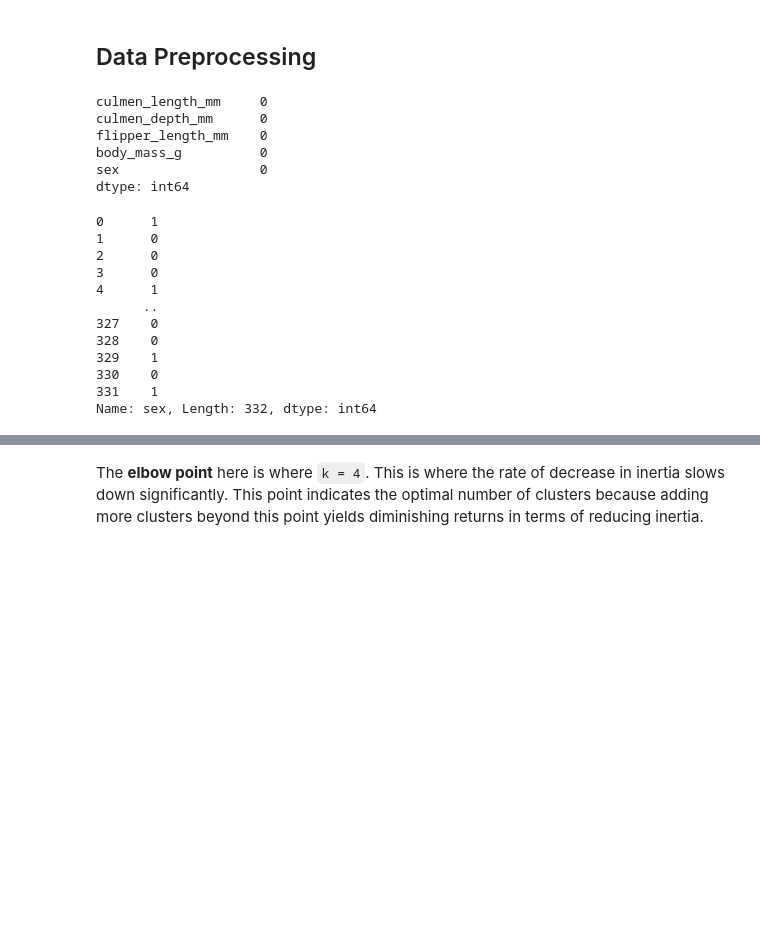
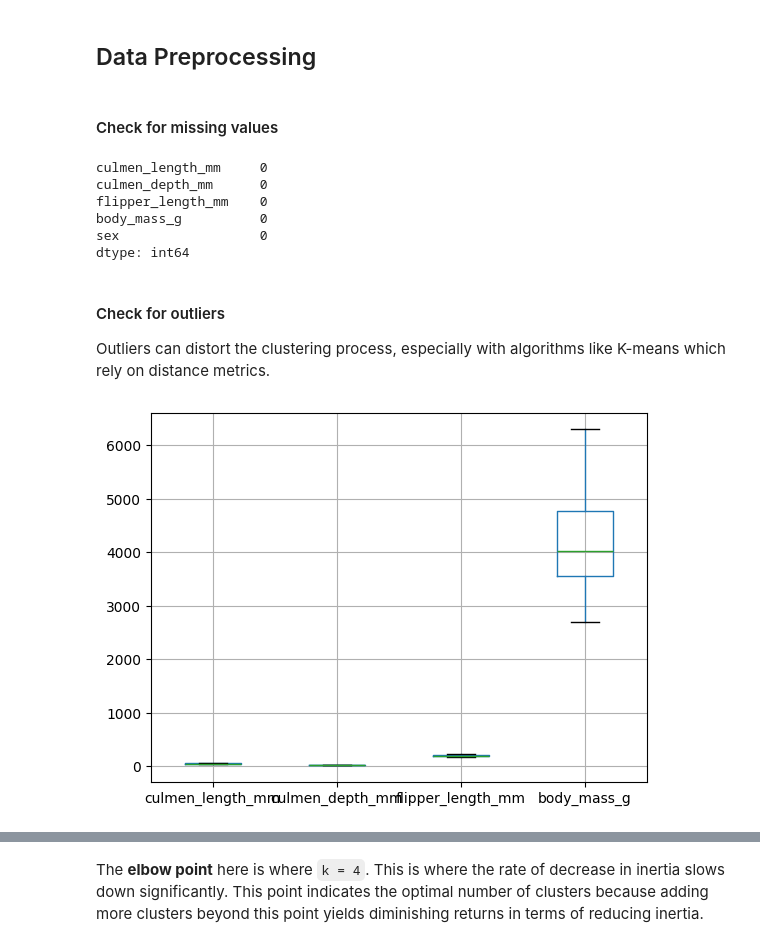
Before and after one commit to matchi-1/Clustering-Antarctic-Penguin-Species, a Jupyter notebook: notebooks/Clustering-Antartic-Penguins.ipynb, the cells around one changed output, grey strips where cells are left out. Saved outputs shown, nothing was run; the diff lists cells and outputs as text; code cells hidden in the pictures; blank space fills up the shorter version.

```diff
--- a/notebooks/Clustering-Antartic-Penguins.ipynb
+++ b/notebooks/Clustering-Antartic-Penguins.ipynb
@@ -61,30 +80,21 @@ penguins_df.describe()
 # %% [markdown]
 ## Data Preprocessing
-# %%
-# Check for missing values
-penguins_df.isna().sum()
-# %% [output]
-culmen_length_mm     0
-culmen_depth_mm      0
-flipper_length_mm    0
-body_mass_g          0
-sex                  0
-dtype: int64
-# %%
-# Encode labels for 'sex' column
-encoder = LabelEncoder()
-penguins_df['sex'] = encoder.fit_transform(penguins_df['sex'])
-penguins_df['sex']
-# %% [output]
-0      1
-1      0
-2      0
-3      0
-4      1
-      ..
-327    0
-328    0
-329    1
-330    0
-331    1
-Name: sex, Length: 332, dtype: int64
+# %% [markdown]
+#### Check for missing values
+# %%
+penguins_df.isna().sum()
+# %% [output]
+culmen_length_mm     0
+culmen_depth_mm      0
+flipper_length_mm    0
+body_mass_g          0
+sex                  0
+dtype: int64
+# %% [markdown]
+#### Check for outliers
+Outliers can distort the clustering process, especially with algorithms like K-means which rely on distance metrics.
+# %%
+penguins_df.boxplot()
+plt.show()
+# %% [output]
+[figure, added]
```
Also changed, not shown: parts of 32 cells of this notebook.
